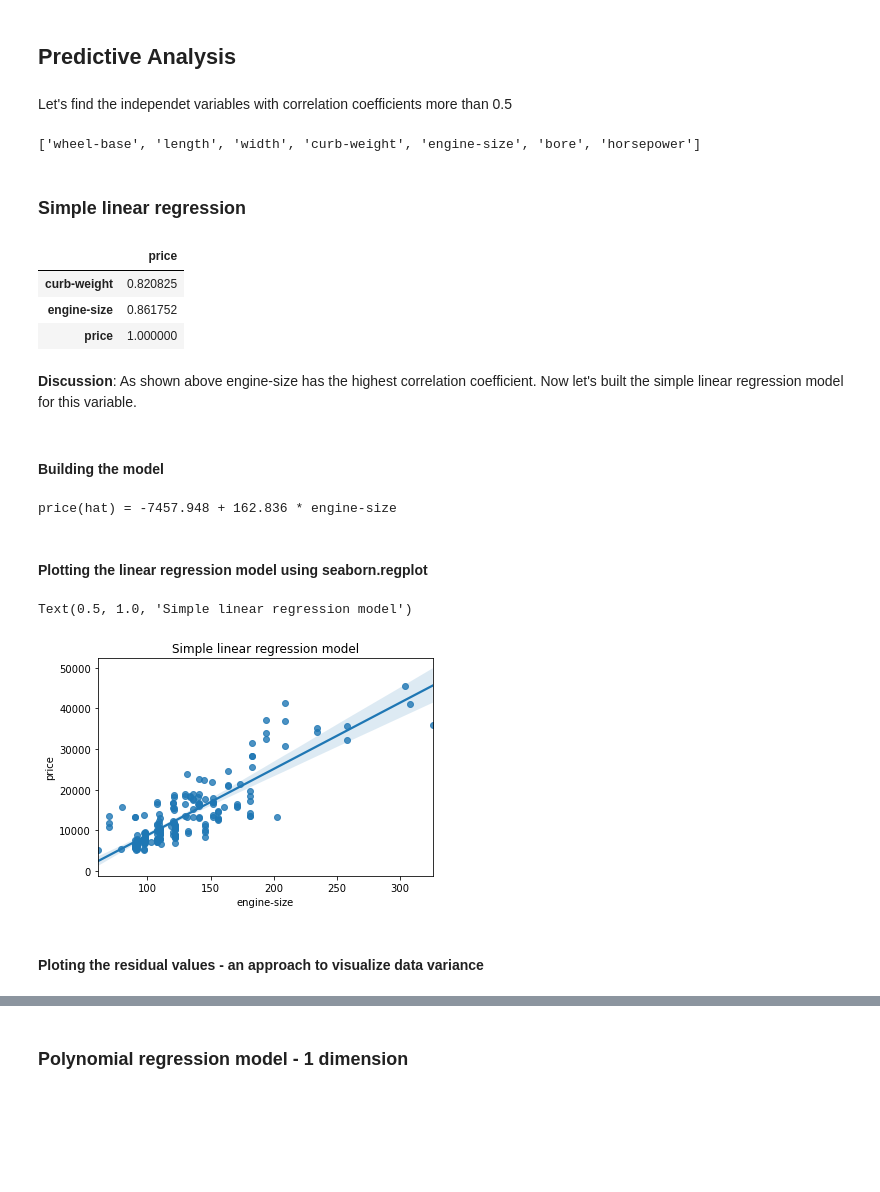
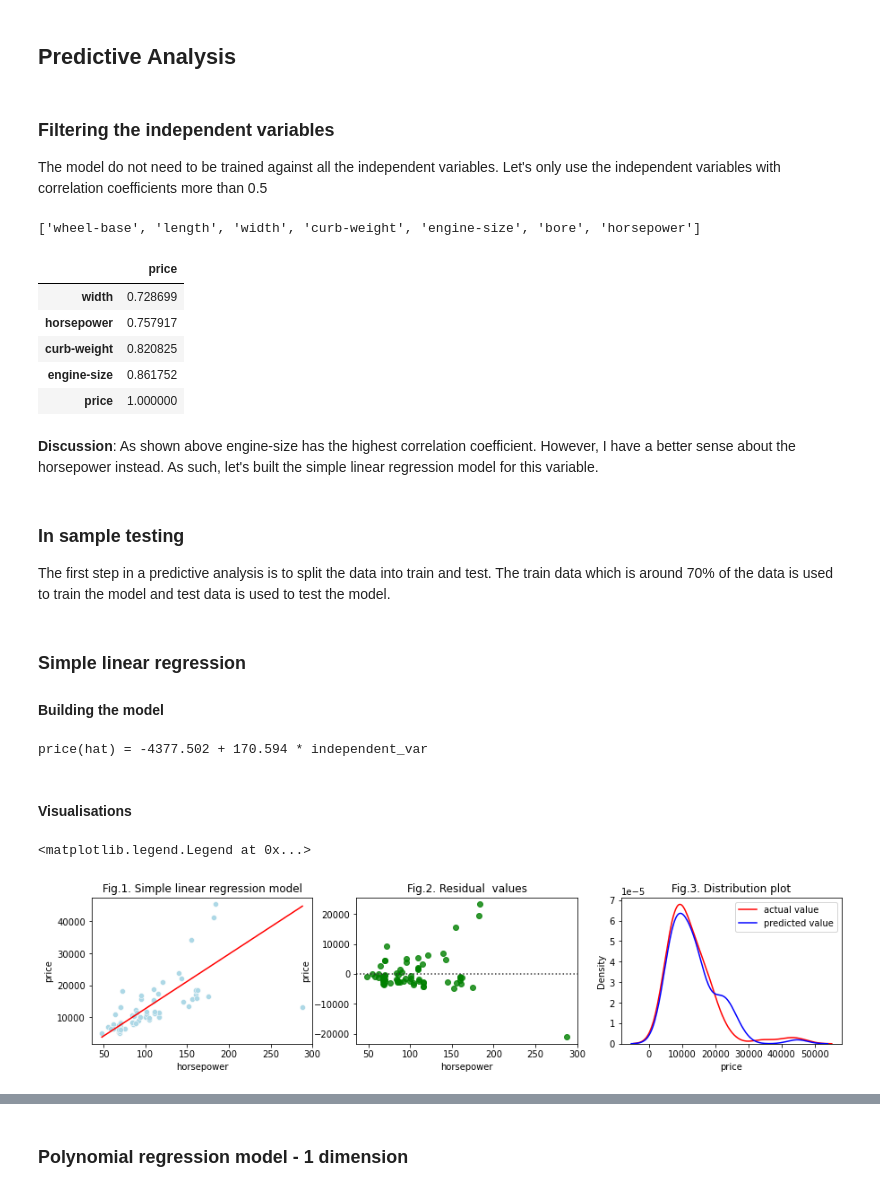
Before and after one commit to Farhad-Davaripour/Step_by_Step_Data_Analysis_Auto_Dataset, a Jupyter notebook: Code_Python.ipynb, the cells around one changed output, grey strips where cells are left out. Cells and saved outputs as stored; diff of their text form; code cells hidden in the pictures; blank space fills up the shorter version.

```diff
--- a/Code_Python.ipynb
+++ b/Code_Python.ipynb
@@ -406,7 +408,8 @@ for f in range(len(col_obj_comb)):
 # %% [markdown]
 ## Predictive Analysis
 # %% [markdown]
-Let's find the independet variables with correlation coefficients more than 0.5
+### Filtering the independent variables
+The model do not need to be trained against all the independent variables. Let's only use the independent variables with correlation coefficients more than 0.5
 # %%
 df_cor = df.corr().loc['price'].to_frame()
 cor_list = df_cor[df_cor['price']>0.5].index.to_list()
@@ -414,38 +417,56 @@ cor_list.remove('price')
 print(cor_list) # list of features with correlation variable more than 0.5
 # %% [output]
 ['wheel-base', 'length', 'width', 'curb-weight', 'engine-size', 'bore', 'horsepower']
-# %% [markdown]
-### Simple linear regression
 # %%
-# first let's build a linear model using only one independent variables with highest correlation coefficient.
-df_cor[df_cor['price']>0.5].sort_values(by='price').tail(3)
+df_cor[df_cor['price']>0.5].sort_values(by='price').tail(5)
+# the data frame below shows that the engine-size, curb-weight and horsepower have the highest correlation coefficients.
 # %% [output]
 |  | price |
+| width | 0.728699 |
+| horsepower | 0.757917 |
 | curb-weight | 0.820825 |
 | engine-size | 0.861752 |
 | price | 1.000000 |
 # %% [markdown]
-**Discussion**: As shown above engine-size has the highest correlation coefficient. Now let's built the simple linear regression model for this variable.
+**Discussion**: As shown above engine-size has the highest correlation coefficient. However, I have a better sense about the horsepower instead. As such, let's built the simple linear regression model for this variable.
-# %% [markdown]
-#### Building the model
+# %% [markdown]
+### In sample testing
+The first step in a predictive analysis is to split the data into train and test. The train data which is around 70% of the data is used to train the model and test data is used to test the model.
+# %%
+x_data_total = df[cor_list] # all the independent variables
+y_data_total = df['price'] # the target variable
+# %%
+x_train, x_test, y_train, y_test = train_test_split(x_data_total, y_data_total, test_size=0.33, random_state=0)
+# %% [markdown]
+### Simple linear regression
+#### Building the model
 # %%
-lm=LinearRegression() # creating a linear regression object
-y=df['price']
-lm.fit(df[['engine-size']],y) # train the model
-intercept=lm.intercept_
-coeff=lm.coef_
-print(f'price(hat) = {round(intercept,3)} + {round(coeff[0],3)} * engine-size')
+lm_lr=LinearRegression() # creating a linear regression object
+lm_lr.fit(x_train[['horsepower']],y_train) # train the model
+intercept=lm_lr.intercept_
+coeff=lm_lr.coef_
+print(f'price(hat) = {round(intercept,3)} + {round(coeff[0],3)} * independent_var')
 # %% [output]
-price(hat) = -7457.948 + 162.836 * engine-size
+price(hat) = -4377.502 + 170.594 * independent_var
-# %% [markdown]
-#### Plotting the linear regression model using seaborn.regplot
+# %% [markdown]
+#### Visualisations
 # %%
 %%capture --no-display
-# let's plot the regression model above
-sns.regplot(df[['engine-size']],y)
-plt.title('Simple linear regression model')
+# Plotting the simple regression model
+fig, ax = plt.subplots(1,3,figsize = (15,3))
+yhat_lr=lm_lr.predict(x_test[['horsepower']])
+sns.scatterplot(x_test['horsepower'],y_test, color='lightblue',ax = ax[0])
+sns.lineplot(x_test['horsepower'],yhat_lr, color='red', ax = ax[0])
+ax[0].set_title('Fig.1. Simple linear regression model')
+## Plotting the residual values
+sns.residplot(x_test[['horsepower']],y_test,color='green',ax = ax[1])
+ax[1].set_title('Fig.2. Residual  values')
+## Distribution plot
+yhat_lr=lm_lr.predict(x_test[['horsepower']])
+sns.distplot(y_test, hist=False,color='r',label="actual value",ax = ax[2])
+sns.distplot(yhat_lr, hist=False,color='blue',label="predicted value",ax = ax[2])
+ax[2].set_title('Fig.3. Distribution plot')
+ax[2].legend()
 # %% [output]
-Text(0.5, 1.0, 'Simple linear regression model')
+<matplotlib.legend.Legend at 0x...>
-[figure, old version]
+[figure, new version]
-# %% [markdown]
-#### Ploting the residual values - an approach to visualize data variance
```
Also changed, not shown: parts of 50 cells of this notebook.
